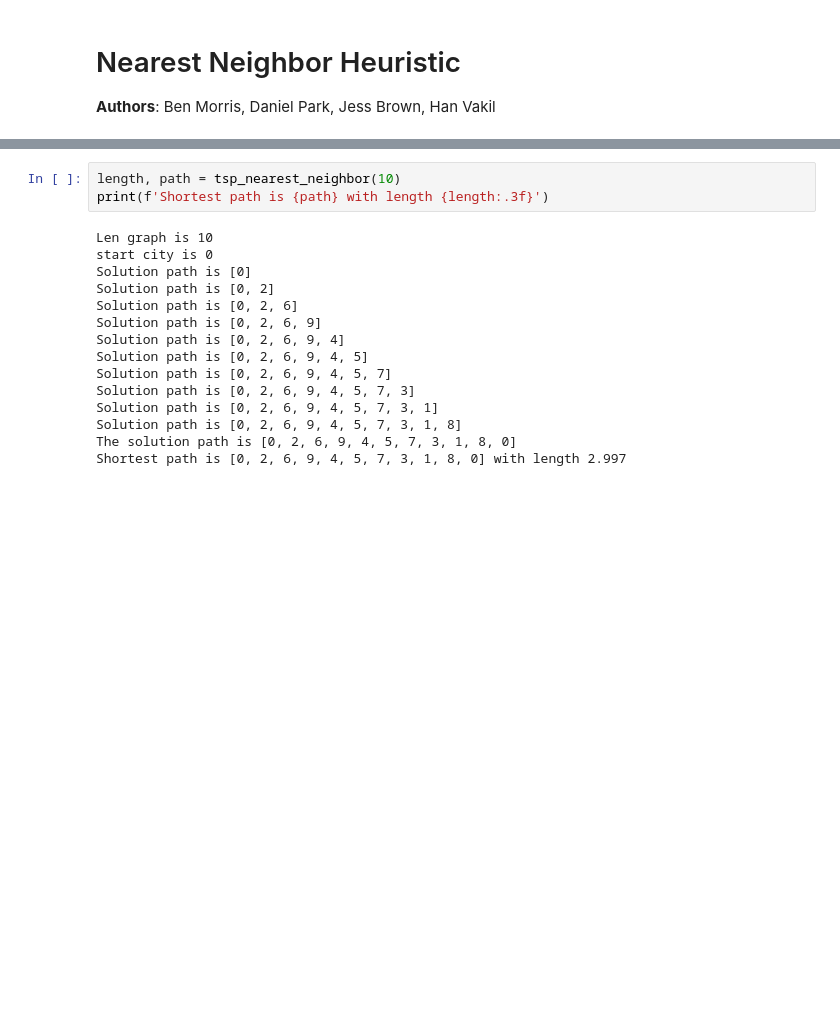
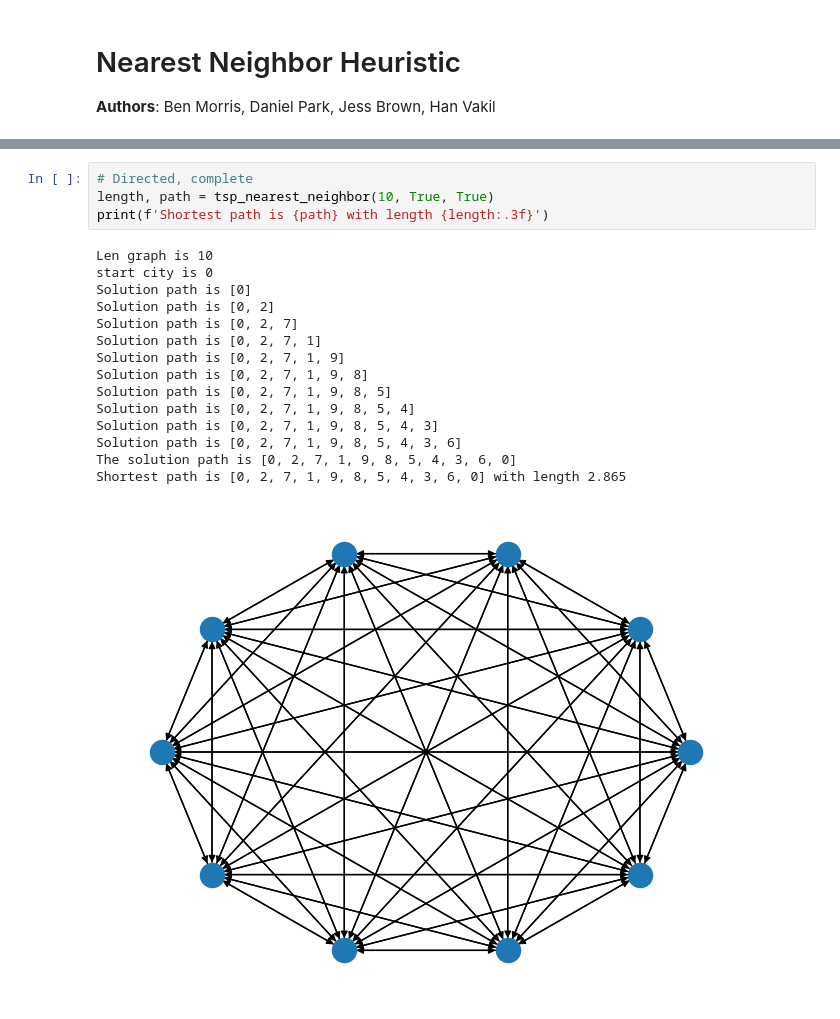
Before and after one commit to olincollege/directed-salesman, a Jupyter notebook: nearest_neighbor_heuristic.ipynb, the cells around one changed output, grey strips where cells are left out. Saved outputs shown, nothing was run; the diff lists cells and outputs as text; blank space fills up the shorter version.

```diff
--- a/nearest_neighbor_heuristic.ipynb
+++ b/nearest_neighbor_heuristic.ipynb
@@ -51,18 +80,20 @@ def find_nearest_city(curr_city_index, graph, solution_path) -> int:
 # %%
-length, path = tsp_nearest_neighbor(10)
+# Directed, complete
+length, path = tsp_nearest_neighbor(10, True, True)
 print(f'Shortest path is {path} with length {length:.3f}')
 # %% [output]
 Len graph is 10
 start city is 0
 Solution path is [0]
 Solution path is [0, 2]
-Solution path is [0, 2, 6]
-Solution path is [0, 2, 6, 9]
-Solution path is [0, 2, 6, 9, 4]
-Solution path is [0, 2, 6, 9, 4, 5]
-Solution path is [0, 2, 6, 9, 4, 5, 7]
-Solution path is [0, 2, 6, 9, 4, 5, 7, 3]
-Solution path is [0, 2, 6, 9, 4, 5, 7, 3, 1]
-Solution path is [0, 2, 6, 9, 4, 5, 7, 3, 1, 8]
-The solution path is [0, 2, 6, 9, 4, 5, 7, 3, 1, 8, 0]
-Shortest path is [0, 2, 6, 9, 4, 5, 7, 3, 1, 8, 0] with length 2.997
+Solution path is [0, 2, 7]
+Solution path is [0, 2, 7, 1]
+Solution path is [0, 2, 7, 1, 9]
+Solution path is [0, 2, 7, 1, 9, 8]
+Solution path is [0, 2, 7, 1, 9, 8, 5]
+Solution path is [0, 2, 7, 1, 9, 8, 5, 4]
+Solution path is [0, 2, 7, 1, 9, 8, 5, 4, 3]
+Solution path is [0, 2, 7, 1, 9, 8, 5, 4, 3, 6]
+The solution path is [0, 2, 7, 1, 9, 8, 5, 4, 3, 6, 0]
+Shortest path is [0, 2, 7, 1, 9, 8, 5, 4, 3, 6, 0] with length 2.865
+[figure, added]
```
Also changed, not shown: parts of 4 cells of this notebook, 1 other file.
